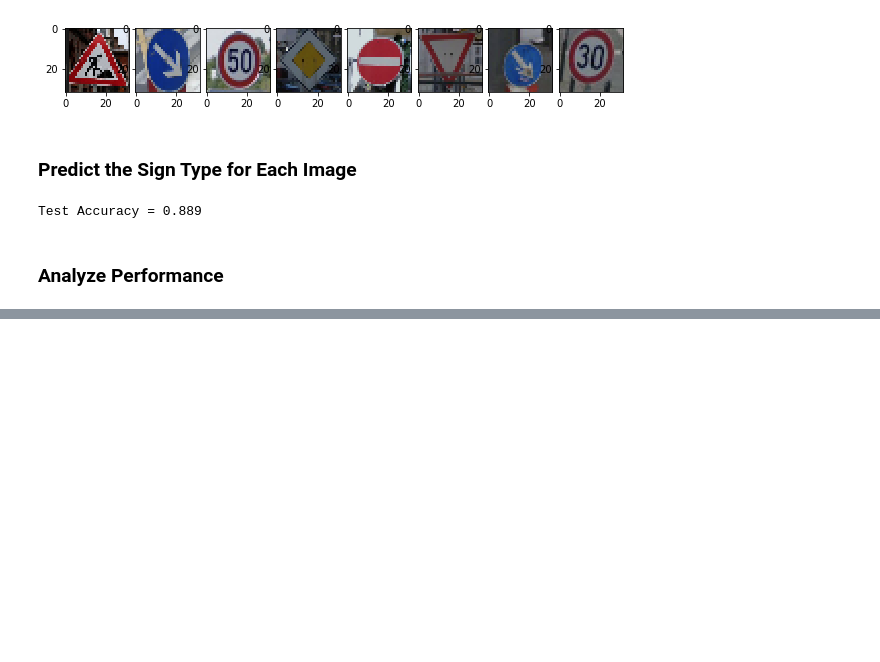
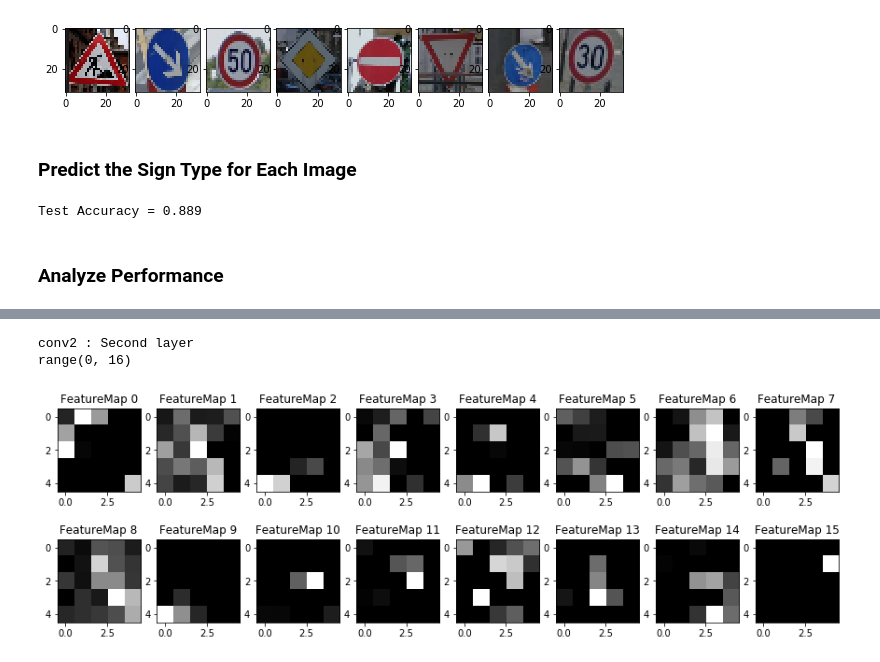
Before and after one commit to premprakash90/CarND-Traffic-Sign-Classifier-Project, a Jupyter notebook: Traffic_Sign_Classifier.ipynb, the cells around one changed output, grey strips where cells are left out. Drawn from its saved outputs; the diff is of its cells as text; code cells hidden in the pictures; blank space fills up the shorter version.

```diff
--- a/Traffic_Sign_Classifier.ipynb
+++ b/Traffic_Sign_Classifier.ipynb
@@ -673,0 +608,9 @@ def outputFeatureMap(image_input, tf_activation, activation_min=-1, activation_m
+# %%
+with tf.Session() as sess:
+    saver.restore(sess, tf.train.latest_checkpoint('.'))
+    print("conv2 : Second layer")
+    outputFeatureMap(web_signs_processed, conv2)
+# %% [output]
+conv2 : Second layer
+range(0, 16)
+[figure, added]
```
Also changed, not shown: parts of 41 cells of this notebook.
